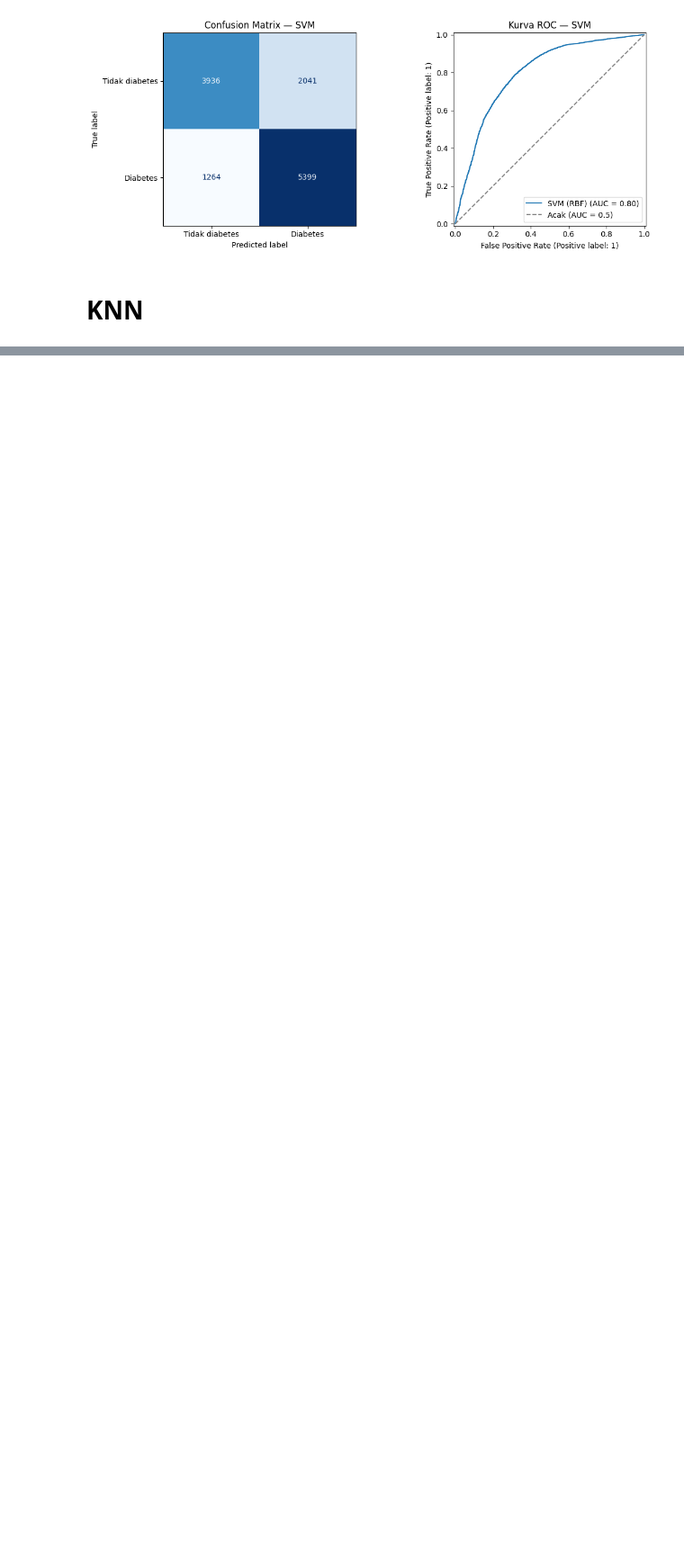
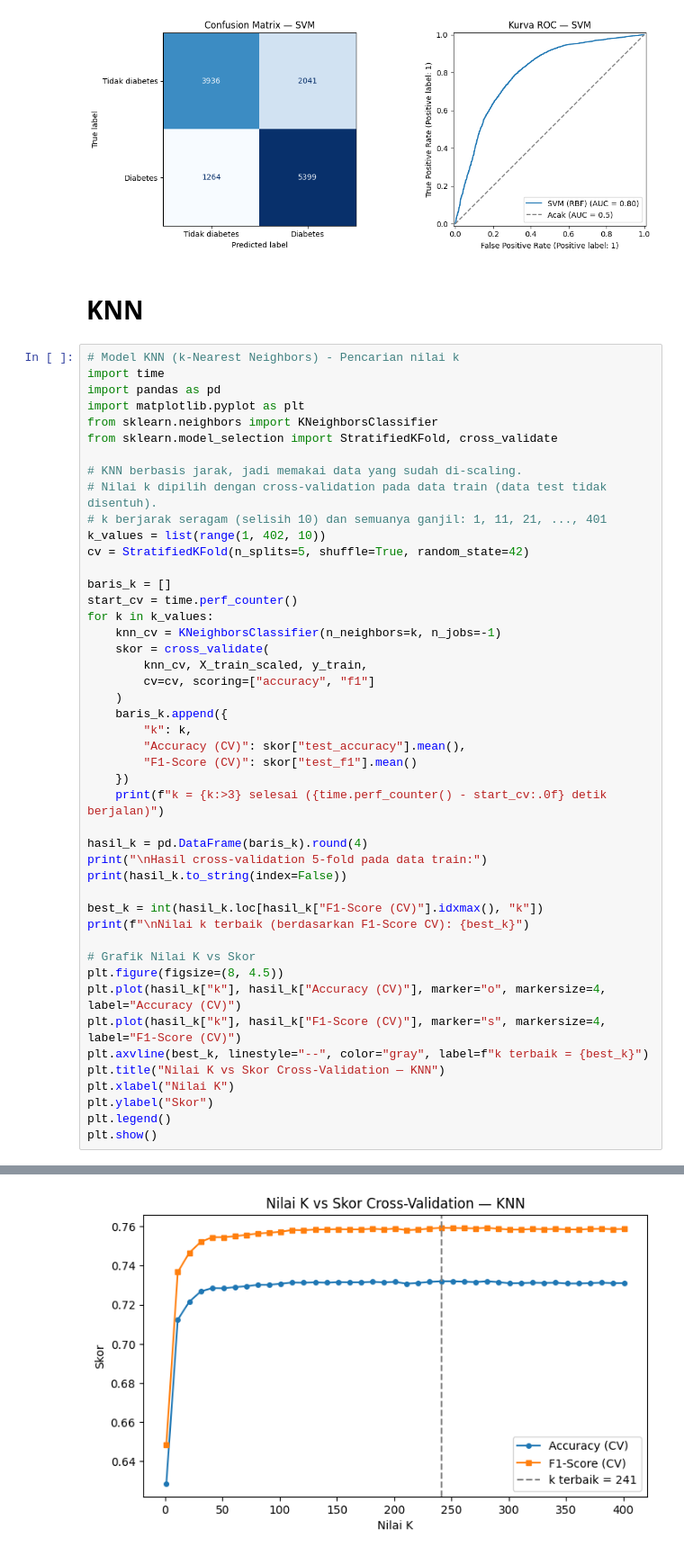
Before and after one commit to FattahulAlim/GlucoSafe, a Jupyter notebook: ml-model/Pengujian_Model_PBL_GlucoSafe.ipynb, the cells around one changed output, grey strips where cells are left out. Shown at 90% size. Saved outputs shown, nothing was run; the diff lists cells and outputs as text; blank space fills up the shorter version.

```diff
--- a/ml-model/Pengujian_Model_PBL_GlucoSafe.ipynb
+++ b/ml-model/Pengujian_Model_PBL_GlucoSafe.ipynb
@@ -407,3 +617,50 @@ FN adalah data berlabel diabetes yang diprediksi tidak diabetes.
 [figure]
 # %% [markdown]
 # KNN
+# %%
+# Model KNN (k-Nearest Neighbors) - Pencarian nilai k
+import time
+import pandas as pd
+import matplotlib.pyplot as plt
+from sklearn.neighbors import KNeighborsClassifier
+from sklearn.model_selection import StratifiedKFold, cross_validate
+
+# KNN berbasis jarak, jadi memakai data yang sudah di-scaling.
+# Nilai k dipilih dengan cross-validation pada data train (data test tidak disentuh).
+# k berjarak seragam (selisih 10) dan semuanya ganjil: 1, 11, 21, ..., 401
+k_values = list(range(1, 402, 10))
+cv = StratifiedKFold(n_splits=5, shuffle=True, random_state=42)
+
+baris_k = []
+start_cv = time.perf_counter()
+for k in k_values:
+    knn_cv = KNeighborsClassifier(n_neighbors=k, n_jobs=-1)
+    skor = cross_validate(
+        knn_cv, X_train_scaled, y_train,
+        cv=cv, scoring=["accuracy", "f1"]
+    )
+    baris_k.append({
+        "k": k,
+        "Accuracy (CV)": skor["test_accuracy"].mean(),
+        "F1-Score (CV)": skor["test_f1"].mean()
+    })
+    print(f"k = {k:>3} selesai ({time.perf_counter() - start_cv:.0f} detik berjalan)")
+
+hasil_k = pd.DataFrame(baris_k).round(4)
+print("\nHasil cross-validation 5-fold pada data train:")
+print(hasil_k.to_string(index=False))
+
+best_k = int(hasil_k.loc[hasil_k["F1-Score (CV)"].idxmax(), "k"])
+print(f"\nNilai k terbaik (berdasarkan F1-Score CV): {best_k}")
+
+# Grafik Nilai K vs Skor
+plt.figure(figsize=(8, 4.5))
+plt.plot(hasil_k["k"], hasil_k["Accuracy (CV)"], marker="o", markersize=4, label="Accuracy (CV)")
+plt.plot(hasil_k["k"], hasil_k["F1-Score (CV)"], marker="s", markersize=4, label="F1-Score (CV)")
+plt.axvline(best_k, linestyle="--", color="gray", label=f"k terbaik = {best_k}")
+plt.title("Nilai K vs Skor Cross-Validation — KNN")
+plt.xlabel("Nilai K")
+plt.ylabel("Skor")
+plt.legend()
+plt.show()
+# %% [output]
@@ -409,0 +684 @@ FN adalah data berlabel diabetes yang diprediksi tidak diabetes.
+[figure, added]
```
Also changed, not shown: parts of 12 cells of this notebook.
